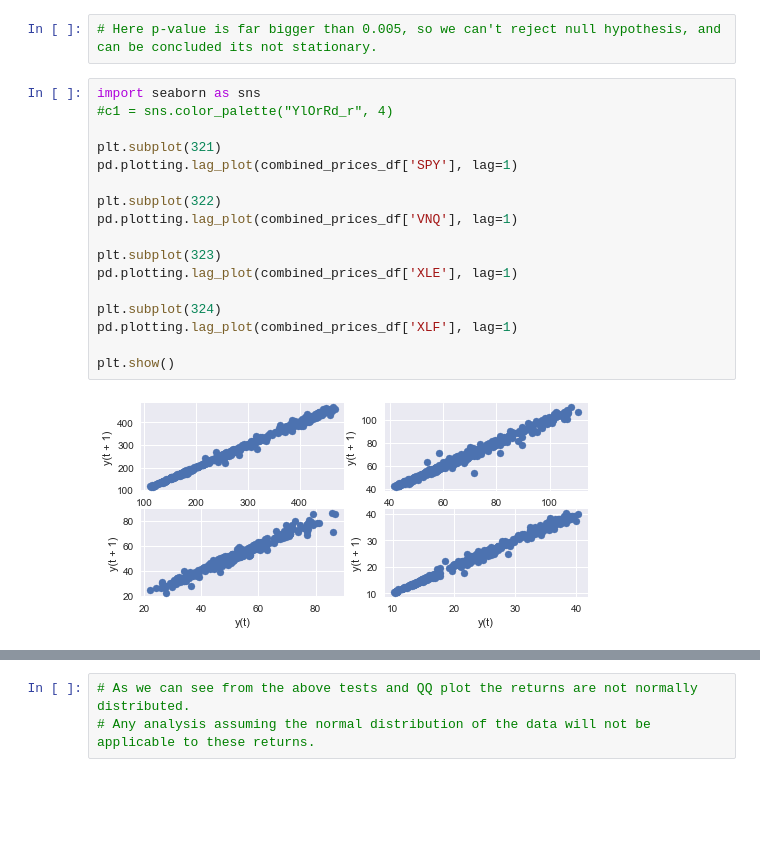
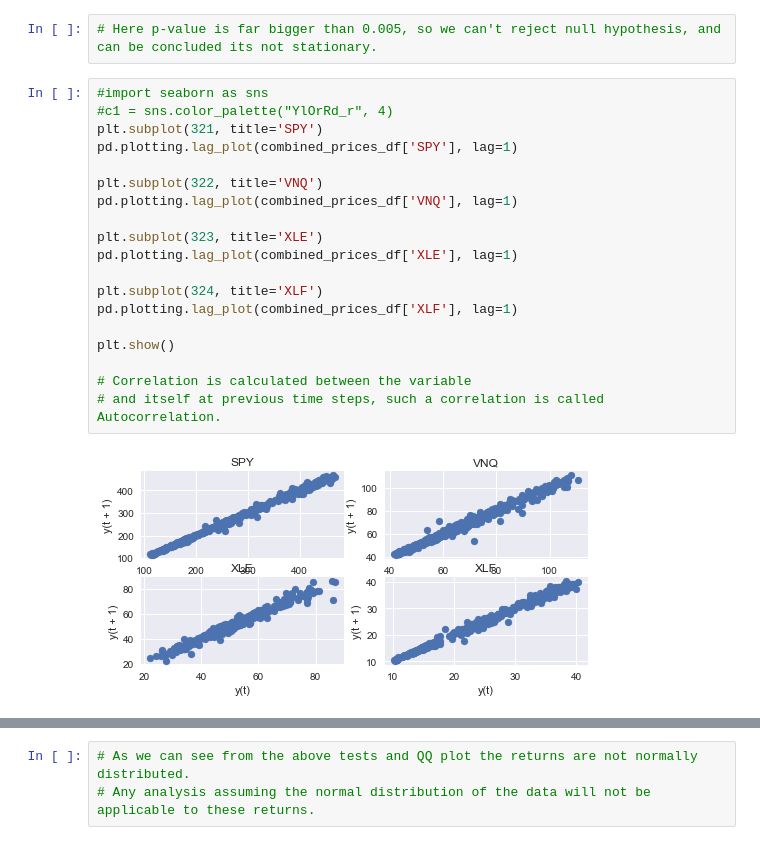
Before and after one commit to krishxx/wqumscfin, a Jupyter notebook: src/MScFE_Capstone.ipynb, the cells around one changed output, grey strips where cells are left out. Saved outputs shown, nothing was run; the diff lists cells and outputs as text; blank space fills up the shorter version.

```diff
--- a/src/MScFE_Capstone.ipynb
+++ b/src/MScFE_Capstone.ipynb
@@ -228,21 +228,23 @@ xlf adf: -1.3794400556988726 adf_pvalue: 0.5920921663024924
 # %%
 # Here p-value is far bigger than 0.005, so we can't reject null hypothesis, and can be concluded its not stationary.
 # %%
-import seaborn as sns
+#import seaborn as sns
 #c1 = sns.color_palette("YlOrRd_r", 4)
-
-plt.subplot(321)
+plt.subplot(321, title='SPY')
 pd.plotting.lag_plot(combined_prices_df['SPY'], lag=1)
 
-plt.subplot(322)
+plt.subplot(322, title='VNQ')
 pd.plotting.lag_plot(combined_prices_df['VNQ'], lag=1)
 
-plt.subplot(323)
+plt.subplot(323, title='XLE')
 pd.plotting.lag_plot(combined_prices_df['XLE'], lag=1)
 
-plt.subplot(324)
+plt.subplot(324, title='XLF')
 pd.plotting.lag_plot(combined_prices_df['XLF'], lag=1)
 
 plt.show()
+
+# Correlation is calculated between the variable
+# and itself at previous time steps, such a correlation is called Autocorrelation.
 # %% [output]
-[figure, old version]
+[figure, new version]
```
Also changed, not shown: parts of 68 cells of this notebook.
